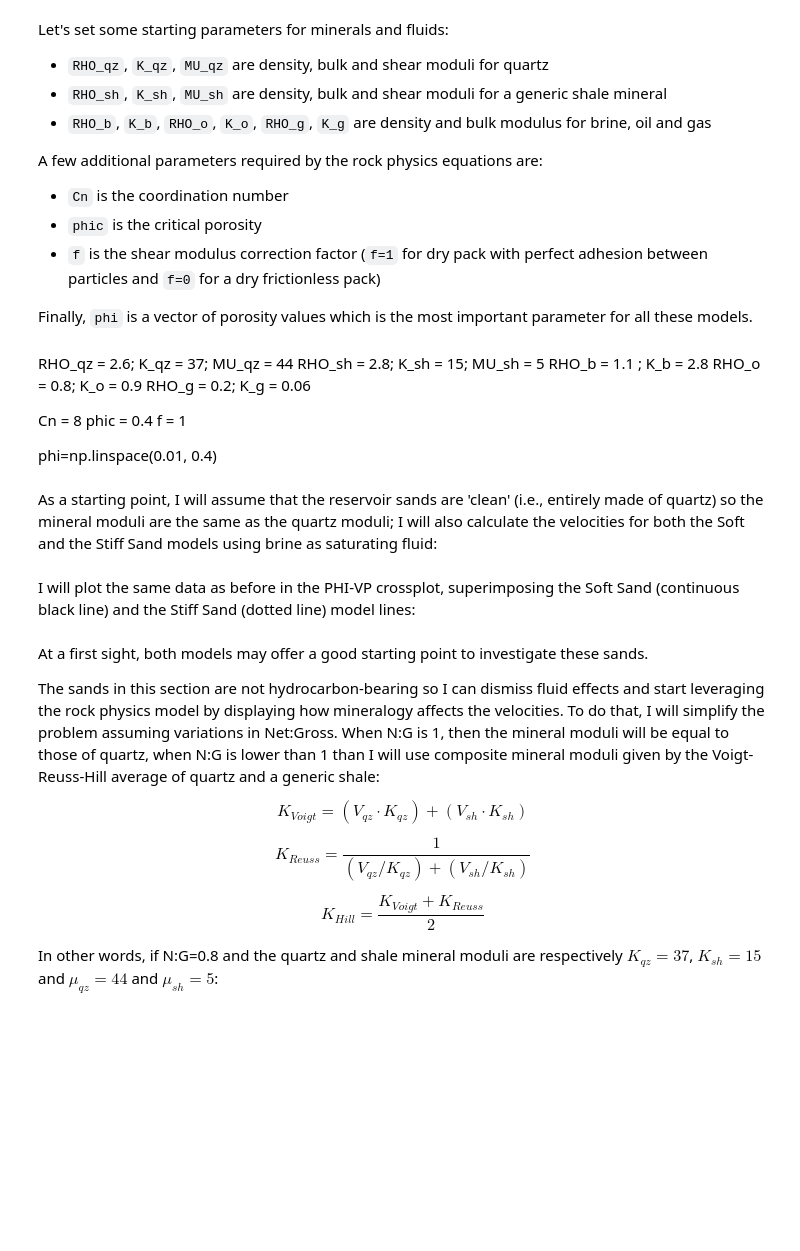
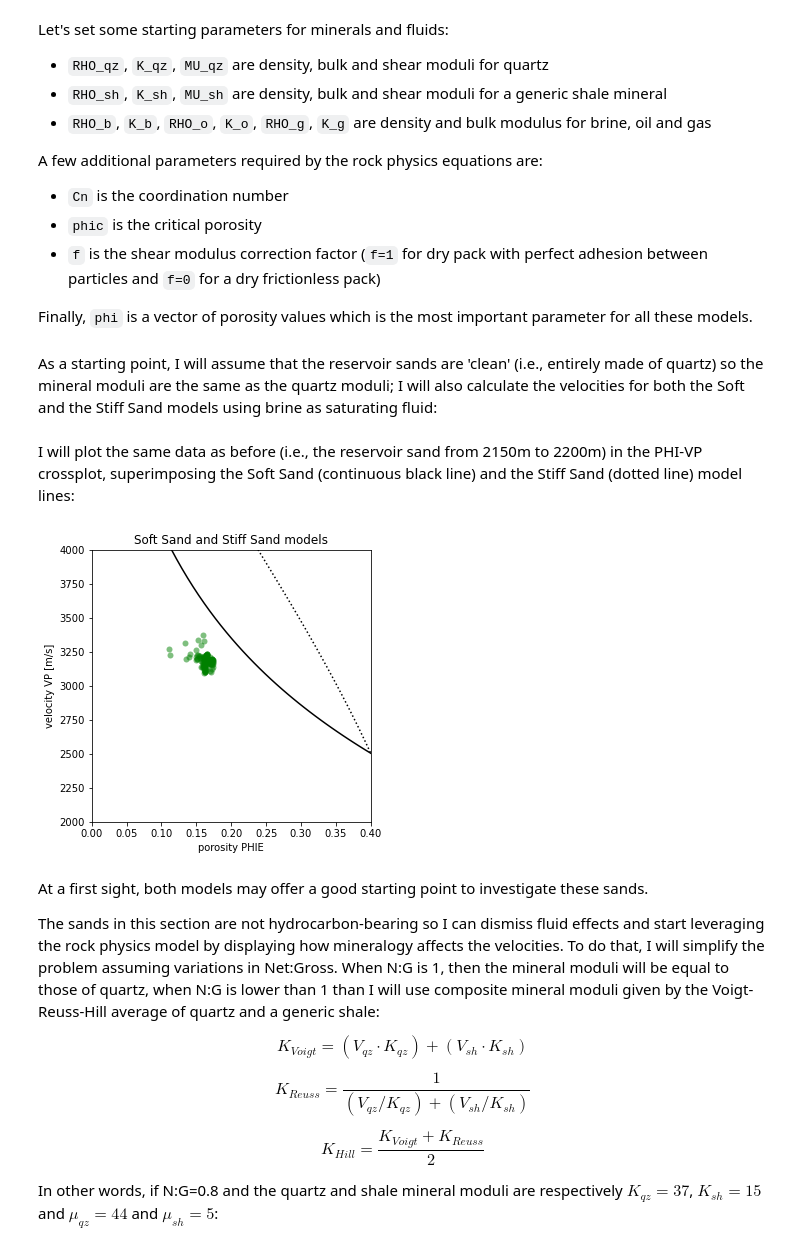
Before and after one commit to ABDunbar/Quantitative_Seismic_Interpretation, a Jupyter notebook: 03_Seismic_Rock_Physics.ipynb, the cells around one changed output. Cells and saved outputs as stored; diff of their text form; code cells hidden in the pictures; blank space fills up the shorter version.

```diff
--- a/03_Seismic_Rock_Physics.ipynb
+++ b/03_Seismic_Rock_Physics.ipynb
@@ -12,0 +4,2 @@ I will define now the following functions:
+# %%
+L = pd.read_csv("rp_35_9-5.csv")
@@ -24,18 +60,6 @@ A few additional parameters required by the rock physics equations are:
 * `f` is the shear modulus correction factor (`f=1` for dry pack with perfect adhesion between particles and `f=0` for a dry frictionless pack)
 
 Finally, `phi` is a vector of porosity values which is the most important parameter for all these models.
-# %% [markdown]
-RHO_qz = 2.6;   K_qz = 37;  MU_qz = 44
-RHO_sh = 2.8;   K_sh = 15;  MU_sh = 5
-RHO_b = 1.1 ;   K_b = 2.8
-RHO_o = 0.8;    K_o = 0.9
-RHO_g = 0.2;    K_g = 0.06
-
-Cn = 8
-phic = 0.4
-f = 1
-
-phi=np.linspace(0.01, 0.4)
 # %% [markdown]
 As a starting point, I will assume that the reservoir sands are 'clean' (i.e., entirely made of quartz) so the mineral moduli are the same as the quartz moduli; I will also calculate the velocities for both the Soft and the Stiff Sand models using brine as saturating fluid:
 # %%
@@ -47,25 +71,23 @@ vp_ssm, vs_ssm, rho_ssm, _ = vels(Kdry, MUdry, K0, RHO0, K_b, RHO_b, phi)
 Kdry, MUdry = stiffsand(K0, MU0, phi, phic, Cn, P=45)
 vp_sti, vs_sti, rho_sti, _ = vels(Kdry, MUdry, K0, RHO0, K_b, RHO_b, phi)
 # %% [markdown]
-I will plot the same data as before in the PHI-VP crossplot, superimposing the Soft Sand (continuous black line) and the Stiff Sand (dotted line) model lines:
+I will plot the same data as before (i.e., the reservoir sand from 2150m to 2200m) in the PHI-VP crossplot, superimposing the Soft Sand (continuous black line) and the Stiff Sand (dotted line) model lines:
 # %%
-def soft_stiff_sand(L, z1, z2, cutoff_sand, cutoff_shale):
-    """
-    This wasn't in a function originally.
-    The z1, z2, cutoff_sand, cutoff_shale and ss, sh is required further down
-    """
+z1, z2, cutoff_sand, cutoff_shale = 2100, 2250, 0.3, 0.5
 
-    ss = (L.index >= z1) & (L.index <= z2) & (L.VSH <= cutoff_sand)
-    sh = (L.index >= z1) & (L.index <= z2) & (L.VSH >= cutoff_shale)
+ss = (L.index >= z1) & (L.index <= z2) & (L.VSH <= cutoff_sand)
+sh = (L.index >= z1) & (L.index <= z2) & (L.VSH >= cutoff_shale)
 
-    f, ax = plt.subplots(figsize=(5, 5))
-    ax.plot(L.PHIE[ss], L.VP[ss], **sty1)
-    ax.plot(phi, vp_ssm, '-k')
-    ax.plot(phi, vp_sti, ':k')
-    ax.set_xlim(0,0.4),  ax.set_ylim(2.5e3,5.5e3)
-    ax.set_xlabel('porosity PHIE')
-    ax.set_ylabel('velocity VP [m/s]')
-    ax.set_title('Soft Sand and Stiff Sand models')
+f, ax = plt.subplots(figsize=(5, 5))
+ax.plot(L.PHIE[ss], L.VP[ss], **sty1)
+ax.plot(phi, vp_ssm, '-k')
+ax.plot(phi, vp_sti, ':k')
+ax.set_xlim(0,0.4),  ax.set_ylim(2e3,4e3)
+ax.set_xlabel('porosity PHIE')
+ax.set_ylabel('velocity VP [m/s]')
+ax.set_title('Soft Sand and Stiff Sand models')
 
-    #plt.savefig('/Users/matt/Dropbox/Agile/SEG/Tutorials/delMonte_Apr2017/Figure_2_part1.png', dpi=300)
-    plt.show()
+#plt.savefig('/Users/matt/Dropbox/Agile/SEG/Tutorials/delMonte_Apr2017/Figure_2_part1.png', dpi=300)
+plt.show()
+# %% [output]
+[figure, added]
```
Also changed, not shown: parts of 17 cells of this notebook, 2 other files.
